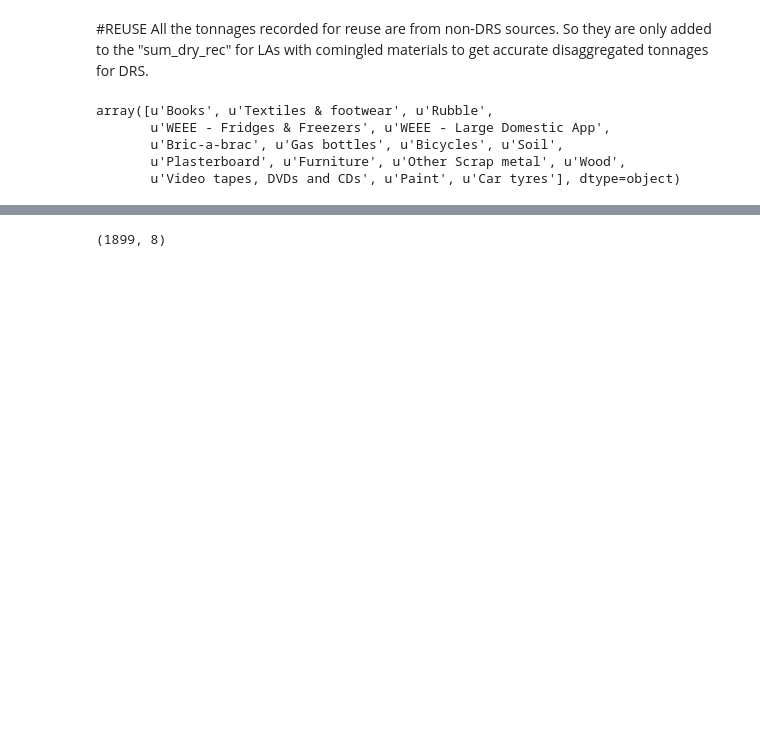
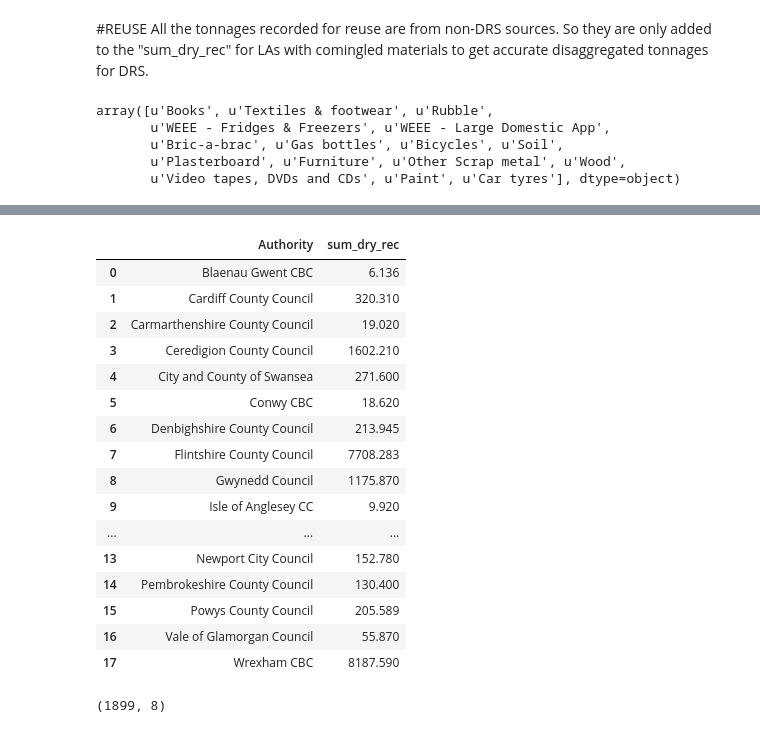
Before and after one commit to joanw0226/foe, a Jupyter notebook: hwrcs_0311.ipynb, the cells around one changed output, grey strips where cells are left out. Drawn from its saved outputs; the diff is of its cells as text; code cells hidden in the pictures; blank space fills up the shorter version.

```diff
--- a/hwrcs_0311.ipynb
+++ b/hwrcs_0311.ipynb
@@ -41,3 +67,24 @@ hwrcs_reu_ton.shape
+# %%
+hwrcs_reu_ton_la = hwrcs_reu_ton.groupby('Authority')['Data'].sum().to_frame().reset_index().rename(columns={'Data':'sum_dry_rec'})
+hwrcs_reu_ton_la
+# %% [output]
+|  | Authority | sum_dry_rec |
+| 0 | Blaenau Gwent CBC | 6.136 |
+| 1 | Cardiff County Council | 320.310 |
+| 2 | Carmarthenshire County Council | 19.020 |
+| 3 | Ceredigion County Council | 1602.210 |
+| 4 | City and County of Swansea | 271.600 |
+| 5 | Conwy CBC | 18.620 |
+| 6 | Denbighshire County Council | 213.945 |
+| 7 | Flintshire County Council | 7708.283 |
+| 8 | Gwynedd Council | 1175.870 |
+| 9 | Isle of Anglesey CC | 9.920 |
+| ... | ... | ... |
+| 13 | Newport City Council | 152.780 |
+| 14 | Pembrokeshire County Council | 130.400 |
+| 15 | Powys County Council | 205.589 |
+| 16 | Vale of Glamorgan Council | 55.870 |
+| 17 | Wrexham CBC | 8187.590 |
 # %%
 hwrcs_rec_ton = question_16[(question_16.ColText == 'Tonnage collected for recycling') & (question_16.Data > 0)]
 hwrcs_rec_ton.shape
```
Also changed, not shown: parts of 7 cells of this notebook, 1 other file.
